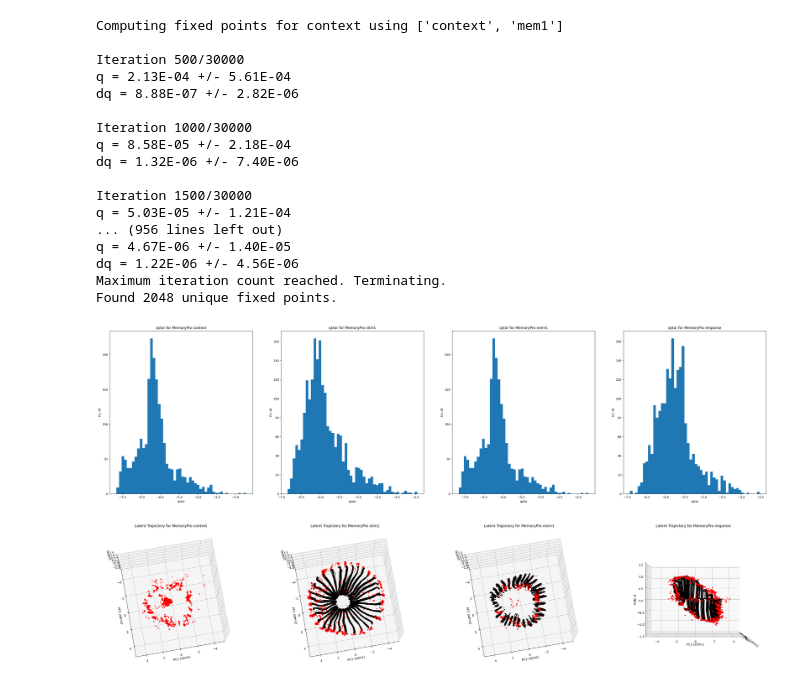
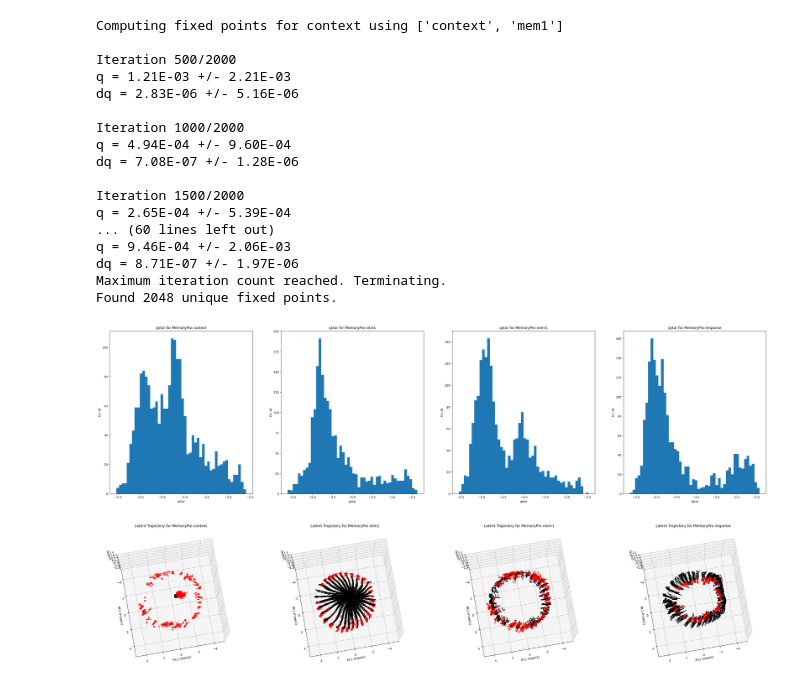
Before and after one commit to snel-repo/ComputationThruDynamicsBenchmark, a Jupyter notebook: examples/dev/multitask/MultiTaskCompiledNotebook.ipynb, the cells around one changed output. Drawn from its saved outputs; the diff is of its cells as text; code cells hidden in the pictures.

```diff
--- a/examples/dev/multitask/MultiTaskCompiledNotebook.ipynb
+++ b/examples/dev/multitask/MultiTaskCompiledNotebook.ipynb
@@ -15,7 +15,7 @@ import imageio
 
 suffix = "MultiTaskNoisyGRU"
 filepath1 = (
-"/home/csverst/Github/CtDBenchmark/content/trained_models/task-trained/20240508_Fig1_MultiTask_NoisyGRU_Final_SharedBatch/max_epochs=1500 noise=0.3 num_targets=128 grouped_sampler=True n_samples=2000 batch_size=512 latent_size=128 seed=0 learning_rate=0.002/"
+"/home/csverst/Github/CtDBenchmark/content/trained_models/task-trained/20240513_MultiTask_NoisyGRU_Final/max_epochs=150 n_samples=2200 batch_size=64 latent_size=128 dynamic_noise=0.3 noise=0.0 num_targets=128 seed=0 learning_rate=0.001/"
 )
 plot_path = (
     "/home/csverst/Github/InterpretabilityBenchmark/"
@@ -29,6 +29,7 @@ phase_for_pca = "mem1"
 task_to_analyze = "MemoryPro"
 task_for_pca = "MemoryPro"
 plot_fps = True
+do_interp = True
 comp = Analysis_TT_MultiTask(run_name=suffix, filepath=filepath1)
 
 # Get the model outputs
@@ -73,11 +74,12 @@ lats_pca = lats_pca.reshape(B, T, -1)
 
 # Get the full trial latents in the phase PCA space
 # %%
-n_interp_steps = 20
-fps = comp.plot_fps_phase_interpolation(
-    task= task_to_analyze,
-    phase1= 'mem1', phase2= 'response',
-    n_interp_steps=n_interp_steps, max_iters_init = 2000, max_iters = 1000,
-    lr = 5e-2, use_noisy= False)
-xstars = np.array([fp.xstar for fp in fps])
+if do_interp:
+    n_interp_steps = 50
+    fps = comp.plot_fps_phase_interpolation(
+        task= task_to_analyze,
+        phase1= 'mem1', phase2= 'response',
+        n_interp_steps=n_interp_steps, max_iters_init = 2000, max_iters = 2000,
+        lr = 1e-4, use_noisy= False)
+    xstars = np.array([fp.xstar for fp in fps])
 # %% [output]
@@ -140,5 +143,6 @@ plt.show()
 # %%
-fps_task = comp.compute_fps_task_interpolation(
+if do_interp:
+    fps_task = comp.compute_fps_task_interpolation(
     task1 = "MemoryPro",
     task2 = "MemoryAnti",
     phase = 'mem1',
@@ -146,7 +150,7 @@ fps_task = comp.compute_fps_task_interpolation(
     max_iters_init = 10000, max_iters = 2000,
     lr = 1e-3, use_noisy= False)
 
-xstars_task = np.array([fp.xstar for fp in fps_task])
+    xstars_task = np.array([fp.xstar for fp in fps_task])
 # %% [output]
 Computing fixed points for interp. 0 of 20
 
@@ -195,7 +204,7 @@ xstar_pca = []
 fps_out = []
 q_star = []
 phase_names = ['context', 'stim1', 'mem1', 'response']
-phase_list = [['context', 'mem1'], 'stim1', ['context', 'mem1'], 'response']
+phase_list = [['context', 'mem1'], 'stim1', ['mem1'], 'response']
 # For each phase, compute the fixed points
 for i, phase_for_fp in enumerate(phase_list):
     print(f"Computing fixed points for {phase_names[i]} using {phase_for_fp}")
@@ -203,54 +212,54 @@ for i, phase_for_fp in enumerate(phase_list):
     fps[phase_names[i]]= comp.compute_fps_phase(
         phases=phase_for_fp,
         task_to_analyze=task_to_analyze,
-        noise_scale=0.0, lr = 5e-3,
-        max_iters = 30000, use_noisy = False
+        noise_scale=0.0, lr = 1e-3,
+        max_iters = 2000, use_noisy = False
         )
 
     # Transform the fps and x_trajs into the PCA space
     xstar= fps[phase_names[i]].xstar
     xstar_pca.append(pca.transform(xstar))
     fps_out.append(readout(torch.Tensor(xstar)).detach().numpy())
     q_star.append(fps[phase_names[i]].qstar)
 xstar_pca = np.stack(xstar_pca, axis = 0)
 fps_out = np.stack(fps_out, axis = 0)
 fps_mat = np.concatenate((xstar_pca[:,:,:2], fps_out[:,:,1:2]), axis=2)
 q_star = np.stack(q_star, axis = 0)
 # Set values of qstar that are zero to 1e-16 for plotting
 q_star[q_star == 0] = 1e-16
 fig = plt.figure(figsize=(10*num_phases, 10))
 for i, phase in enumerate(phase_names):
     # Add histogram of qstar
     ax = fig.add_subplot(1, num_phases, i+1)
     ax.hist(np.log10(q_star[i]), bins=50)
     ax.set_xlabel("qstar")
     ax.set_ylabel("Count")
     ax.set_title(f"qstar for {task_to_analyze} {phase}")
 # plt.savefig(comp.plot_path + f"qstar_{task_to_analyze}_{phase}.png", dpi=300)
 plt.show()
 # %% [output]
 Computing fixed points for context using ['context', 'mem1']
 
-Iteration 500/30000
-q = 2.13E-04 +/- 5.61E-04
-dq = 8.88E-07 +/- 2.82E-06
+Iteration 500/2000
+q = 1.21E-03 +/- 2.21E-03
+dq = 2.83E-06 +/- 5.16E-06
 
-Iteration 1000/30000
-q = 8.58E-05 +/- 2.18E-04
-dq = 1.32E-06 +/- 7.40E-06
+Iteration 1000/2000
+q = 4.94E-04 +/- 9.60E-04
+dq = 7.08E-07 +/- 1.28E-06
 
-Iteration 1500/30000
-q = 5.03E-05 +/- 1.21E-04
-... (956 lines left out)
-q = 4.67E-06 +/- 1.40E-05
-dq = 1.22E-06 +/- 4.56E-06
+Iteration 1500/2000
+q = 2.65E-04 +/- 5.39E-04
+... (60 lines left out)
+q = 9.46E-04 +/- 2.06E-03
+dq = 8.71E-07 +/- 1.97E-06
 Maximum iteration count reached. Terminating.
 Found 2048 unique fixed points.
-[figure, old version]
+[figure, new version]
 # %%
 # window to only FPs whose q values are less than thresh
 fps_plot = fps_mat.copy()
-threshs = [1e-6,5e-6, 4e-7, 4e-6]
+threshs = [1e-4,5e-4, 5e-4, 1e-4]
 for i, phase in enumerate(phase_names):
     q_flag = q_star[i] < threshs[i]
     fps_plot[i, ~q_flag, :] = np.nan
@@ -283,9 +292,9 @@ for i, phase in enumerate(phase_names):
     ax.set_zlim([-1.5, 1.5])
 
     ax.view_init(80, 80)
-    if phase == 'response':
-        ax.view_init(0, 0)
+    # if phase == 'response':
+    #     ax.view_init(0, 0)
 plt.show()
 # plt.savefig(comp.plot_path + f"LatentTraj_{task_to_analyze}_{phase}.png", dpi=300)
 # %% [output]
-[figure, old version]
+[figure, new version]
```
Also changed, not shown: parts of 5 cells of this notebook, 10 other files.
